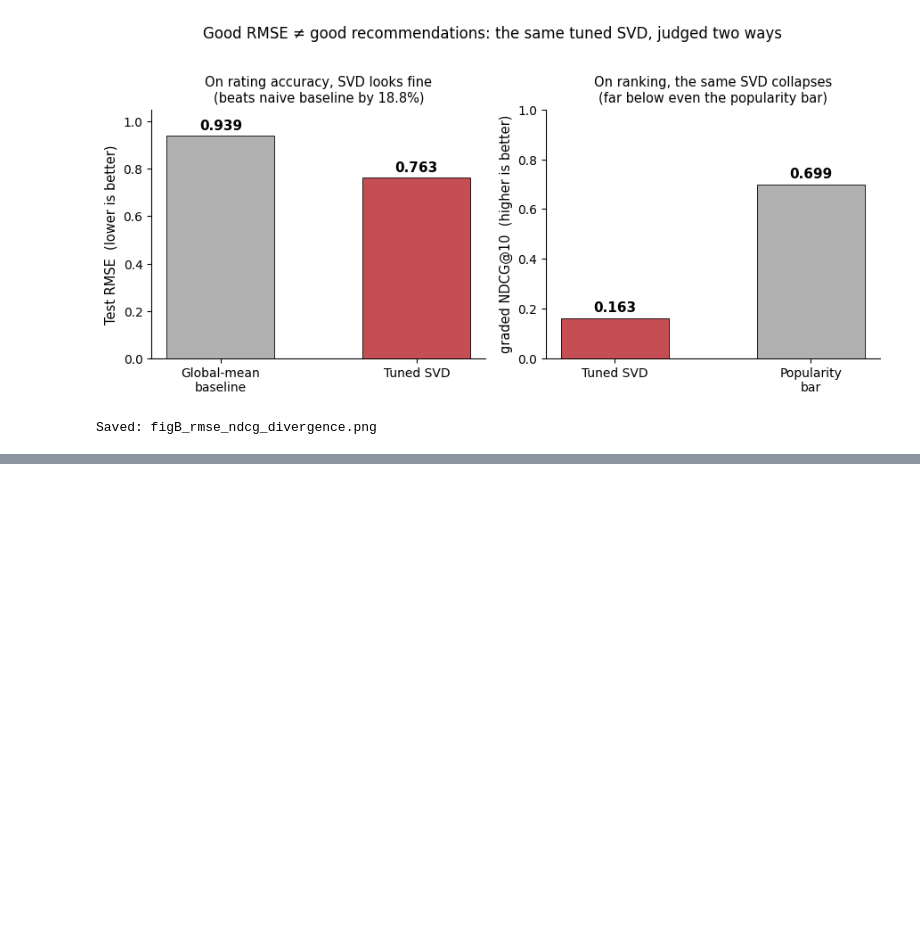
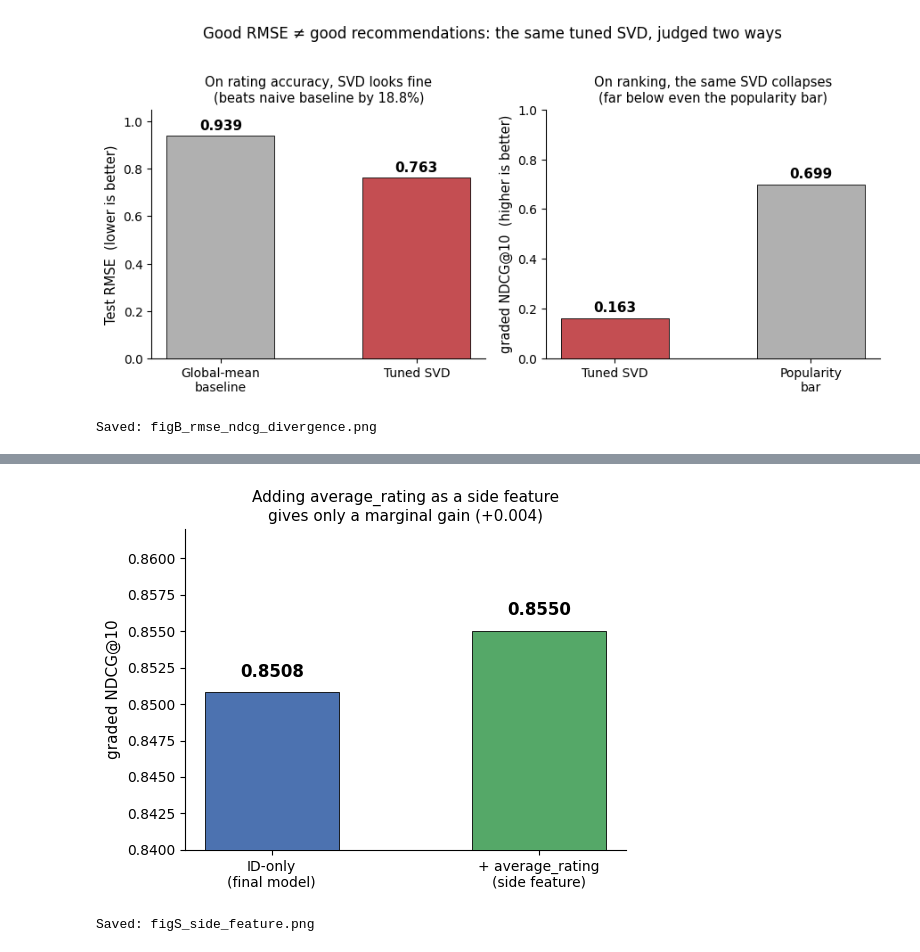
Before and after one commit to dimitripanch/A-Collaborative-Filtering-Approach-to-Book-Recommendation, a Jupyter notebook: graphs.ipynb, the cells around one changed output, grey strips where cells are left out. Saved outputs shown, nothing was run; the diff lists cells and outputs as text; code cells hidden in the pictures; blank space fills up the shorter version.

```diff
--- a/graphs.ipynb
+++ b/graphs.ipynb
@@ -117,0 +163,28 @@ Saved: figB_rmse_ndcg_divergence.png
+# %%
+import matplotlib.pyplot as plt
+
+# === Supplementary: side-feature ablation (ID-only vs + average_rating) ===
+# From implementation notes §5.1 — final graded NDCG@10 (58,787 users). Adding average_rating
+# as a side feature changes performance only marginally.
+configs = ["ID-only\n(final model)", "+ average_rating\n(side feature)"]
+ndcg    = [0.8508, 0.8550]
+colors  = ["#4C72B0", "#55A868"]
+
+fig, ax = plt.subplots(figsize=(5.5, 4.3))
+bars = ax.bar(configs, ndcg, color=colors, width=0.5, edgecolor="black", linewidth=0.6, zorder=3)
+for bar, v in zip(bars, ndcg):
+    ax.text(bar.get_x()+bar.get_width()/2, v+0.0008, f"{v:.4f}",
+            ha="center", va="bottom", fontsize=12, fontweight="bold")
+
+ax.set_ylabel("graded NDCG@10", fontsize=11)
+ax.set_ylim(0.84, 0.862)   # zoomed in so the small +0.004 gap is visible
+ax.set_title("Adding average_rating as a side feature\ngives only a marginal gain (+0.004)", fontsize=11)
+ax.spines["top"].set_visible(False); ax.spines["right"].set_visible(False)
+ax.set_axisbelow(True)
+plt.tight_layout()
+plt.savefig("figS_side_feature.png", dpi=200, bbox_inches="tight")
+plt.show()
+print("Saved: figS_side_feature.png")
+# %% [output]
+[figure, added]
+Saved: figS_side_feature.png
```
Also changed, not shown: parts of 1 cell of this notebook.
